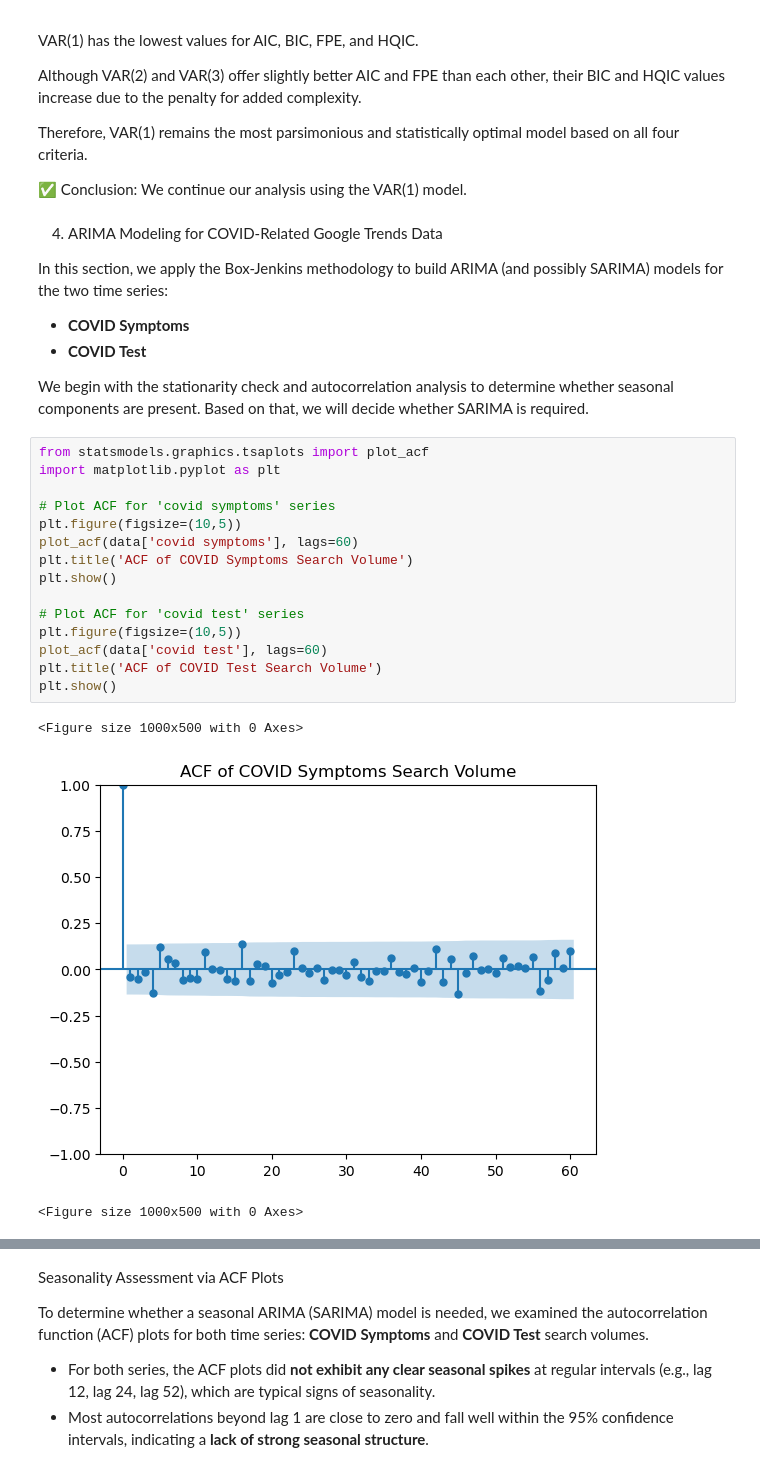
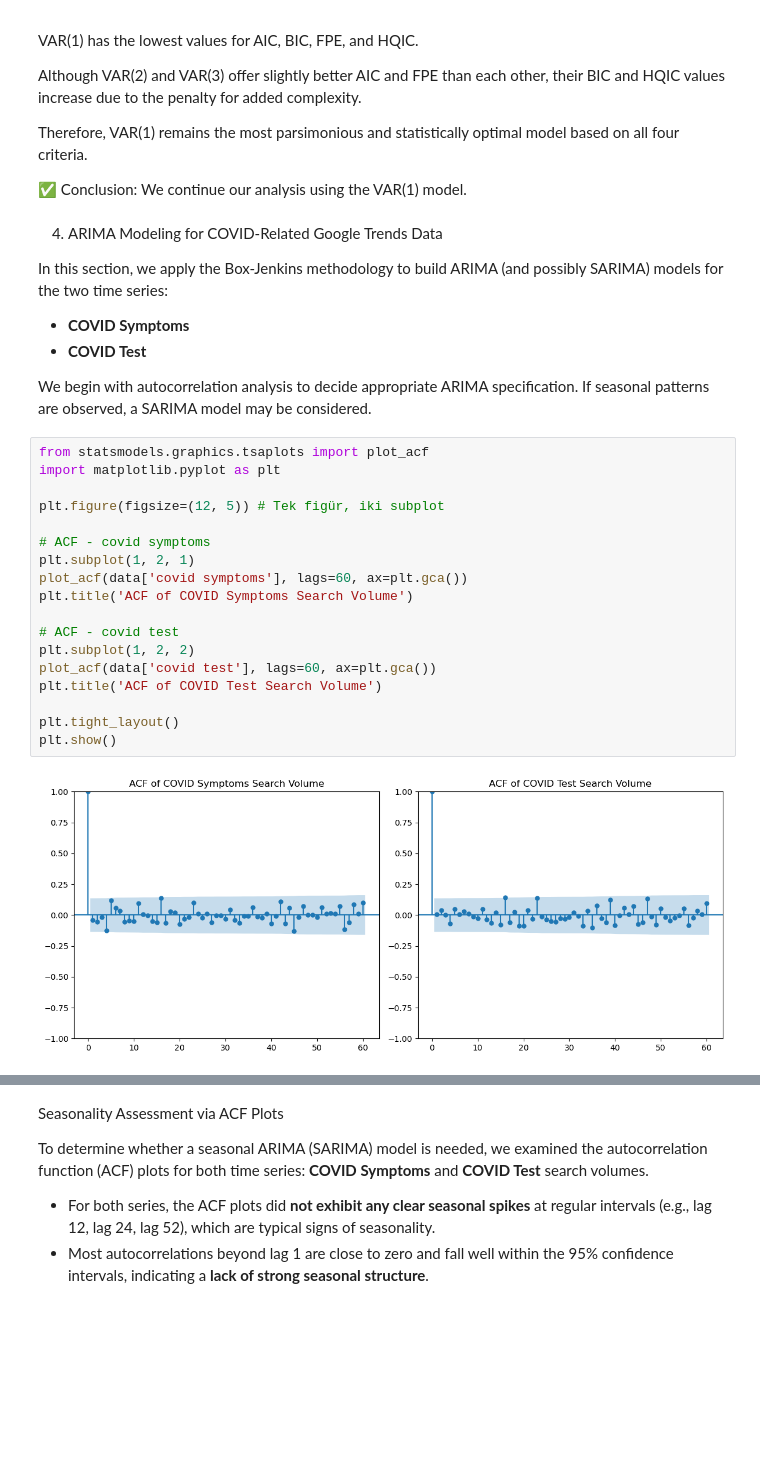
Before and after one commit to sevintanerdi/TSAproject, a Jupyter notebook: TSA_analysis.ipynb, the cells around one changed output, grey strips where cells are left out. Saved outputs shown, nothing was run; the diff lists cells and outputs as text; blank space fills up the shorter version.

Commit message:
Identification and estimation are completed for ARIMA model

```diff
--- a/TSA_analysis.ipynb
+++ b/TSA_analysis.ipynb
@@ -739,23 +739,24 @@ In this section, we apply the Box-Jenkins methodology to build ARIMA (and possib
 - **COVID Symptoms**
 - **COVID Test**
 
-We begin with the stationarity check and autocorrelation analysis to determine whether seasonal components are present. Based on that, we will decide whether SARIMA is required.
+We begin with autocorrelation analysis to decide appropriate ARIMA specification. If seasonal patterns are observed, a SARIMA model may be considered.
 # %%
 from statsmodels.graphics.tsaplots import plot_acf
 import matplotlib.pyplot as plt
 
-# Plot ACF for 'covid symptoms' series
-plt.figure(figsize=(10,5))
-plot_acf(data['covid symptoms'], lags=60)
+plt.figure(figsize=(12, 5)) # Tek figür, iki subplot
+
+# ACF - covid symptoms
+plt.subplot(1, 2, 1)
+plot_acf(data['covid symptoms'], lags=60, ax=plt.gca())
 plt.title('ACF of COVID Symptoms Search Volume')
+
+# ACF - covid test
+plt.subplot(1, 2, 2)
+plot_acf(data['covid test'], lags=60, ax=plt.gca())
+plt.title('ACF of COVID Test Search Volume')
+
+plt.tight_layout()
 plt.show()
-
-# Plot ACF for 'covid test' series
-plt.figure(figsize=(10,5))
-plot_acf(data['covid test'], lags=60)
-plt.title('ACF of COVID Test Search Volume')
-plt.show()
 # %% [output]
-<Figure size 1000x500 with 0 Axes>
-[figure, old version]
+[figure, new version]
-<Figure size 1000x500 with 0 Axes>
```
Also changed, not shown: parts of 9 cells of this notebook.
